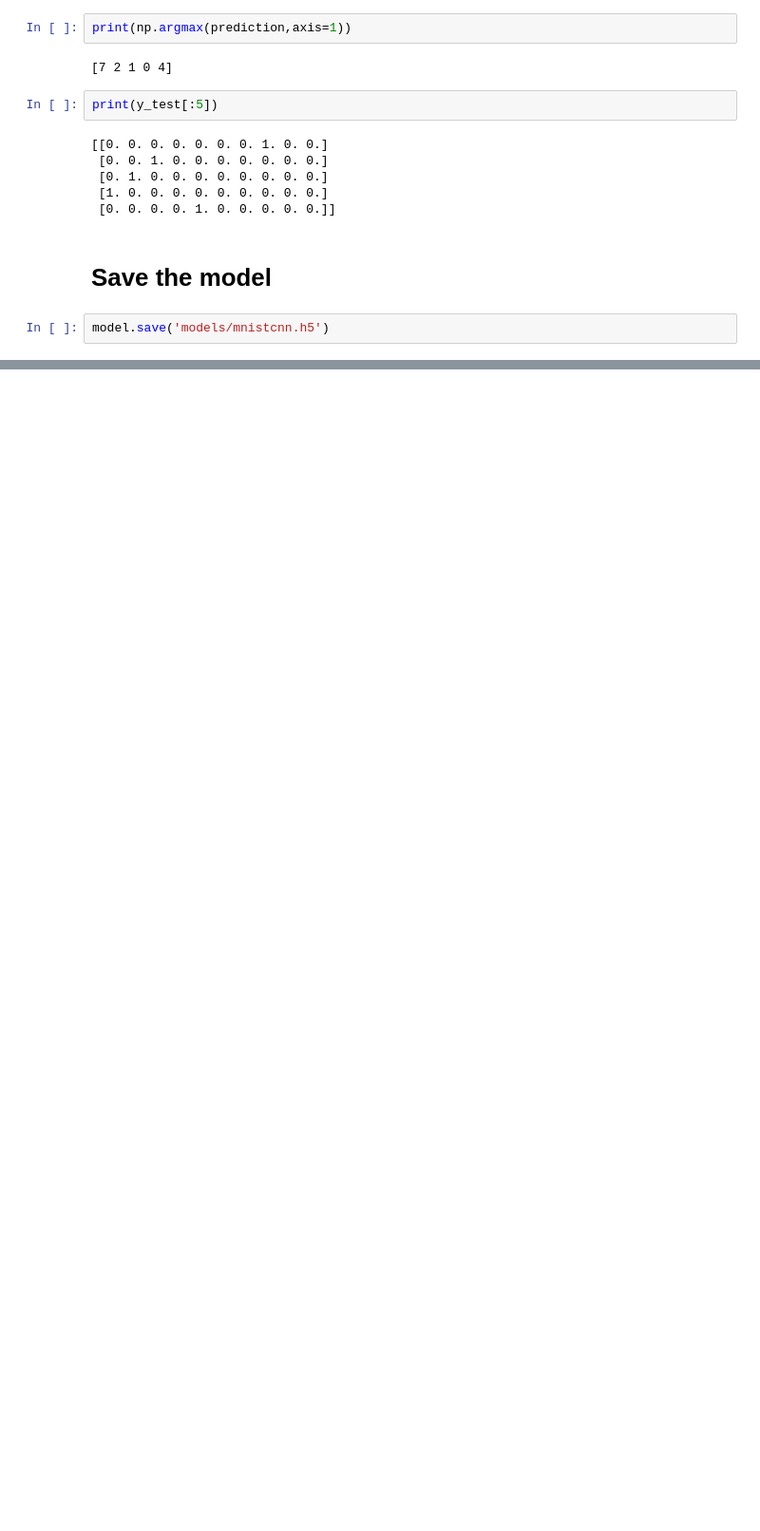
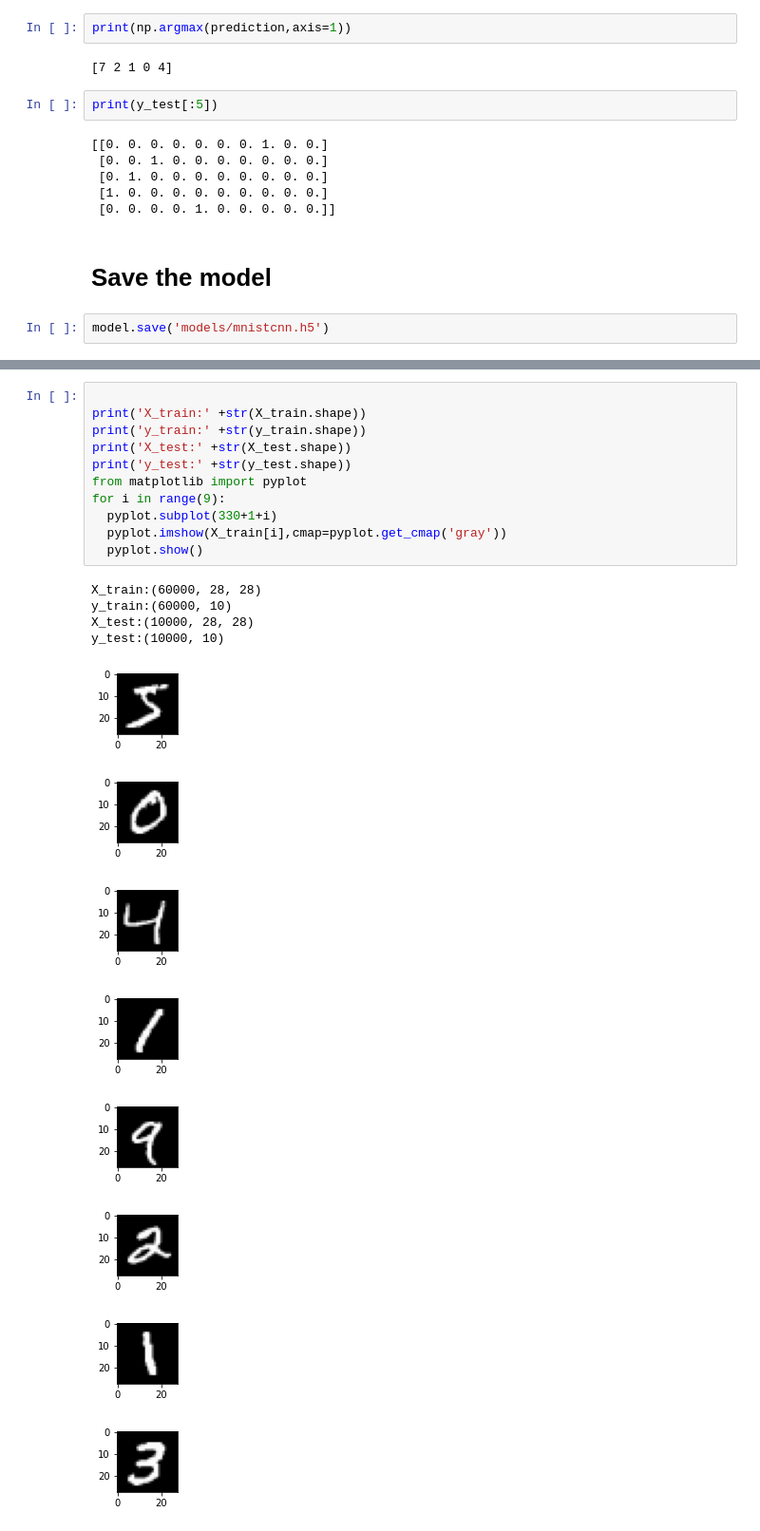
Before and after one commit to IBM-EPBL/IBM-Project-33353-1660219050, a Jupyter notebook: Model Building/test with save model.ipynb, the cells around one changed output, grey strips where cells are left out. Shown at 95% size. Cells and saved outputs as stored; diff of their text form; blank space fills up the shorter version.

```diff
--- a/Model Building/test with save model.ipynb
+++ b/Model Building/test with save model.ipynb
@@ -173,0 +176,24 @@ model.save('models/mnistcnn.h5')
+# %%
+
+print('X_train:' +str(X_train.shape))
+print('y_train:' +str(y_train.shape))
+print('X_test:' +str(X_test.shape))
+print('y_test:' +str(y_test.shape))
+from matplotlib import pyplot
+for i in range(9):
+  pyplot.subplot(330+1+i)
+  pyplot.imshow(X_train[i],cmap=pyplot.get_cmap('gray'))
+  pyplot.show()
+# %% [output]
+X_train:(60000, 28, 28)
+y_train:(60000, 10)
+X_test:(10000, 28, 28)
+y_test:(10000, 10)
+[figure, added]
+[figure, added]
+[figure, added]
+[figure, added]
+[figure, added]
+[figure, added]
+[figure, added]
+[figure, added]
```
Also changed, not shown: parts of 6 cells of this notebook.
